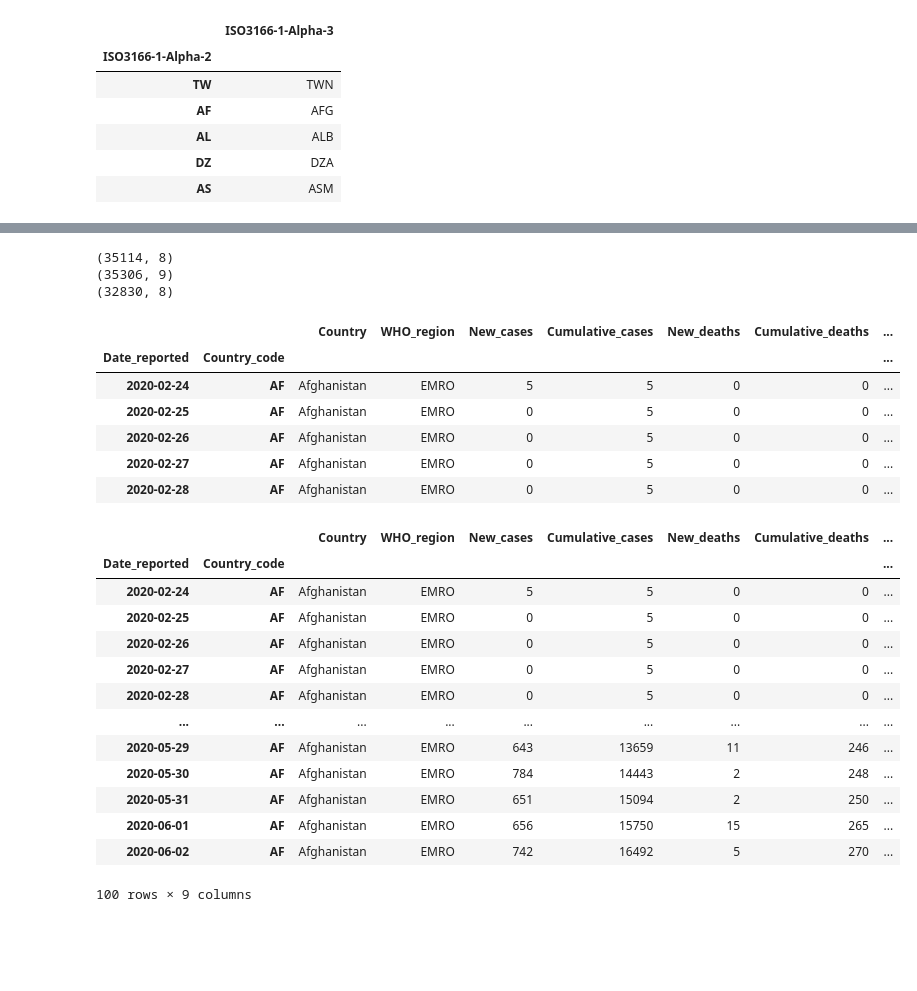
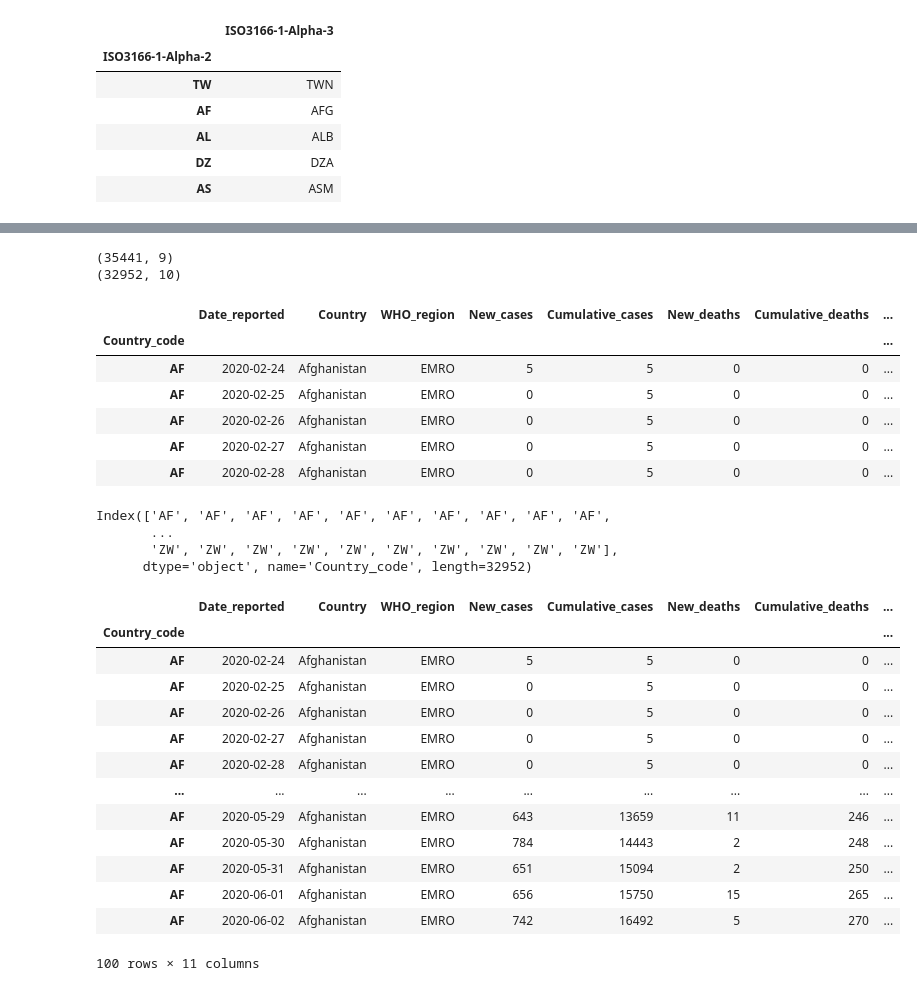
Before and after one commit to mdebono/covid-sandbox, a Jupyter notebook: index.ipynb, the cells around one changed output, grey strips where cells are left out. Saved outputs shown, nothing was run; the diff lists cells and outputs as text; code cells hidden in the pictures; blank space fills up the shorter version.

```diff
--- a/index.ipynb
+++ b/index.ipynb
@@ -3,0 +6,5 @@ import matplotlib.pyplot as plt
+# %%
+covid = pd.read_csv('https://covid19.who.int/WHO-COVID-19-global-data.csv', skipinitialspace=True)
+covid['Date_reported'] = pd.to_datetime(covid['Date_reported'])
+print(covid.shape)
+covid.head()
@@ -52,46 +67,50 @@ API_SP.POP.TOTL_DS2_en_csv_v2_1308146.csv
 # %%
-covid = pd.read_csv('https://covid19.who.int/WHO-COVID-19-global-data.csv', skipinitialspace=True)
-print(covid.shape)
-
 covid = covid.merge(country_codes, left_on='Country_code', right_on='ISO3166-1-Alpha-2', how="inner")
 print(covid.shape)
 
 covid = covid.merge(populations, on='ISO3166-1-Alpha-3', how="inner")
-covid = covid.set_index(['Date_reported', 'Country_code'])
+covid = covid.set_index(['Country_code'])
+covid['Country_code'] = covid.index
 
 print(covid.shape)
 covid.head()
 # %% [output]
-(35114, 8)
-(35306, 9)
-(32830, 8)
+(35441, 9)
+(32952, 10)
-|  |  | Country | WHO_region | New_cases | Cumulative_cases | New_deaths | Cumulative_deaths | ... |
-| Date_reported | Country_code |  |  |  |  |  |  | ... |
-| 2020-02-24 | AF | Afghanistan | EMRO | 5 | 5 | 0 | 0 | ... |
-| 2020-02-25 | AF | Afghanistan | EMRO | 0 | 5 | 0 | 0 | ... |
-| 2020-02-26 | AF | Afghanistan | EMRO | 0 | 5 | 0 | 0 | ... |
-| 2020-02-27 | AF | Afghanistan | EMRO | 0 | 5 | 0 | 0 | ... |
-| 2020-02-28 | AF | Afghanistan | EMRO | 0 | 5 | 0 | 0 | ... |
+|  | Date_reported | Country | WHO_region | New_cases | Cumulative_cases | New_deaths | Cumulative_deaths | ... |
+| Country_code |  |  |  |  |  |  |  | ... |
+| AF | 2020-02-24 | Afghanistan | EMRO | 5 | 5 | 0 | 0 | ... |
+| AF | 2020-02-25 | Afghanistan | EMRO | 0 | 5 | 0 | 0 | ... |
+| AF | 2020-02-26 | Afghanistan | EMRO | 0 | 5 | 0 | 0 | ... |
+| AF | 2020-02-27 | Afghanistan | EMRO | 0 | 5 | 0 | 0 | ... |
+| AF | 2020-02-28 | Afghanistan | EMRO | 0 | 5 | 0 | 0 | ... |
+# %%
+covid.index
+# %% [output]
+Index(['AF', 'AF', 'AF', 'AF', 'AF', 'AF', 'AF', 'AF', 'AF', 'AF',
+       ...
+       'ZW', 'ZW', 'ZW', 'ZW', 'ZW', 'ZW', 'ZW', 'ZW', 'ZW', 'ZW'],
+      dtype='object', name='Country_code', length=32952)
 # %%
 multiplier_100k = 100000
 covid['New_cases_per_100k'] = covid['New_cases'] / (covid['Population'] / multiplier_100k)
 
 covid.head(100)
 # %% [output]
-|  |  | Country | WHO_region | New_cases | Cumulative_cases | New_deaths | Cumulative_deaths | ... |
-| Date_reported | Country_code |  |  |  |  |  |  | ... |
-| 2020-02-24 | AF | Afghanistan | EMRO | 5 | 5 | 0 | 0 | ... |
-| 2020-02-25 | AF | Afghanistan | EMRO | 0 | 5 | 0 | 0 | ... |
-| 2020-02-26 | AF | Afghanistan | EMRO | 0 | 5 | 0 | 0 | ... |
-| 2020-02-27 | AF | Afghanistan | EMRO | 0 | 5 | 0 | 0 | ... |
-| 2020-02-28 | AF | Afghanistan | EMRO | 0 | 5 | 0 | 0 | ... |
+|  | Date_reported | Country | WHO_region | New_cases | Cumulative_cases | New_deaths | Cumulative_deaths | ... |
+| Country_code |  |  |  |  |  |  |  | ... |
+| AF | 2020-02-24 | Afghanistan | EMRO | 5 | 5 | 0 | 0 | ... |
+| AF | 2020-02-25 | Afghanistan | EMRO | 0 | 5 | 0 | 0 | ... |
+| AF | 2020-02-26 | Afghanistan | EMRO | 0 | 5 | 0 | 0 | ... |
+| AF | 2020-02-27 | Afghanistan | EMRO | 0 | 5 | 0 | 0 | ... |
+| AF | 2020-02-28 | Afghanistan | EMRO | 0 | 5 | 0 | 0 | ... |
 | ... | ... | ... | ... | ... | ... | ... | ... | ... |
-| 2020-05-29 | AF | Afghanistan | EMRO | 643 | 13659 | 11 | 246 | ... |
-| 2020-05-30 | AF | Afghanistan | EMRO | 784 | 14443 | 2 | 248 | ... |
-| 2020-05-31 | AF | Afghanistan | EMRO | 651 | 15094 | 2 | 250 | ... |
-| 2020-06-01 | AF | Afghanistan | EMRO | 656 | 15750 | 15 | 265 | ... |
-| 2020-06-02 | AF | Afghanistan | EMRO | 742 | 16492 | 5 | 270 | ... |
+| AF | 2020-05-29 | Afghanistan | EMRO | 643 | 13659 | 11 | 246 | ... |
+| AF | 2020-05-30 | Afghanistan | EMRO | 784 | 14443 | 2 | 248 | ... |
+| AF | 2020-05-31 | Afghanistan | EMRO | 651 | 15094 | 2 | 250 | ... |
+| AF | 2020-06-01 | Afghanistan | EMRO | 656 | 15750 | 15 | 265 | ... |
+| AF | 2020-06-02 | Afghanistan | EMRO | 742 | 16492 | 5 | 270 | ... |
-100 rows × 9 columns
+100 rows × 11 columns
 # %%
 # countries = ['DE', 'GB', 'CH', 'MT', 'HR', 'US', 'BR', 'CN']
 countries = ['DE', 'GB', 'CH', 'MT', 'HR', 'CN']
```
Also changed, not shown: parts of 8 cells of this notebook.
